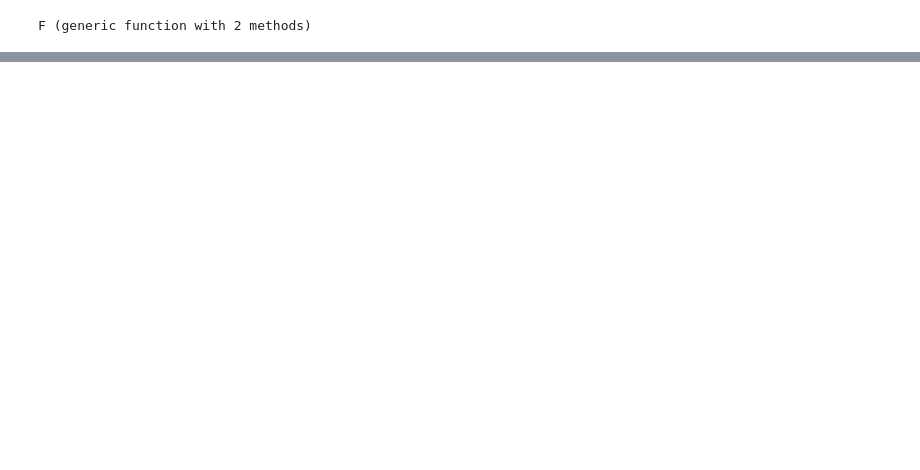
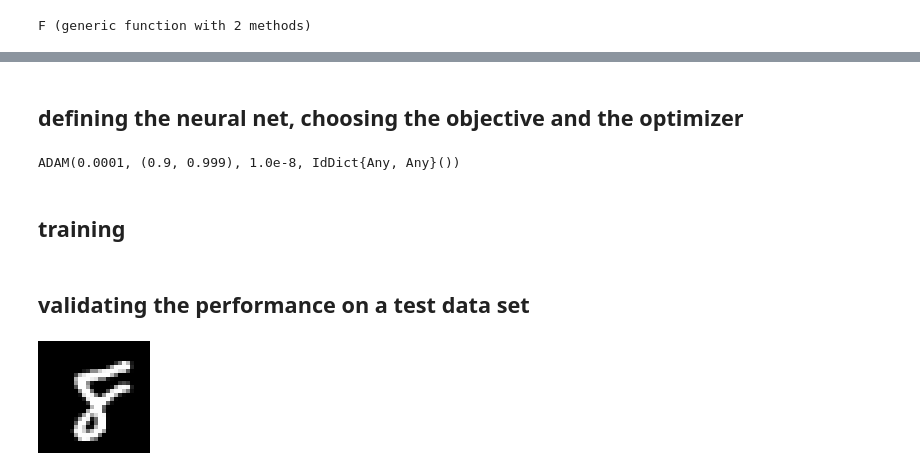
Before and after one commit to gaioguy/data_science, a Jupyter notebook: neural_nets.ipynb, the cells around one changed output, grey strips where cells are left out. Drawn from its saved outputs; the diff is of its cells as text; code cells hidden in the pictures; blank space fills up the shorter version.

```diff
--- a/neural_nets.ipynb
+++ b/neural_nets.ipynb
@@ -140,0 +208,13 @@ savefig("tum/figures/activation-1.pdf")
+# %% [markdown]
+## defining the neural net, choosing the objective and the optimizer
+# %%
+model = Chain(
+    Dense(784, 64, relu),
+    Dense(64, 10, relu), softmax
+)
+loss(x, y) = Losses.mse(model(x), y)
+optimizer = ADAM(0.001)
+# %% [output]
+ADAM(0.0001, (0.9, 0.999), 1.0e-8, IdDict{Any, Any}())
+# %% [markdown]
+## training
@@ -140,0 +227,8 @@ savefig("tum/figures/activation-1.pdf")
+# %% [markdown]
+## validating the performance on a test data set
+# %%
+x_test, y_test = MLDatasets.MNIST(split=:test)[:]
+k = rand(1:length(y_test))
+colorview(Gray, x_test[:,:,k]')
+# %% [output]
+[figure, added]
```
Also changed, not shown: parts of 21 cells of this notebook.
